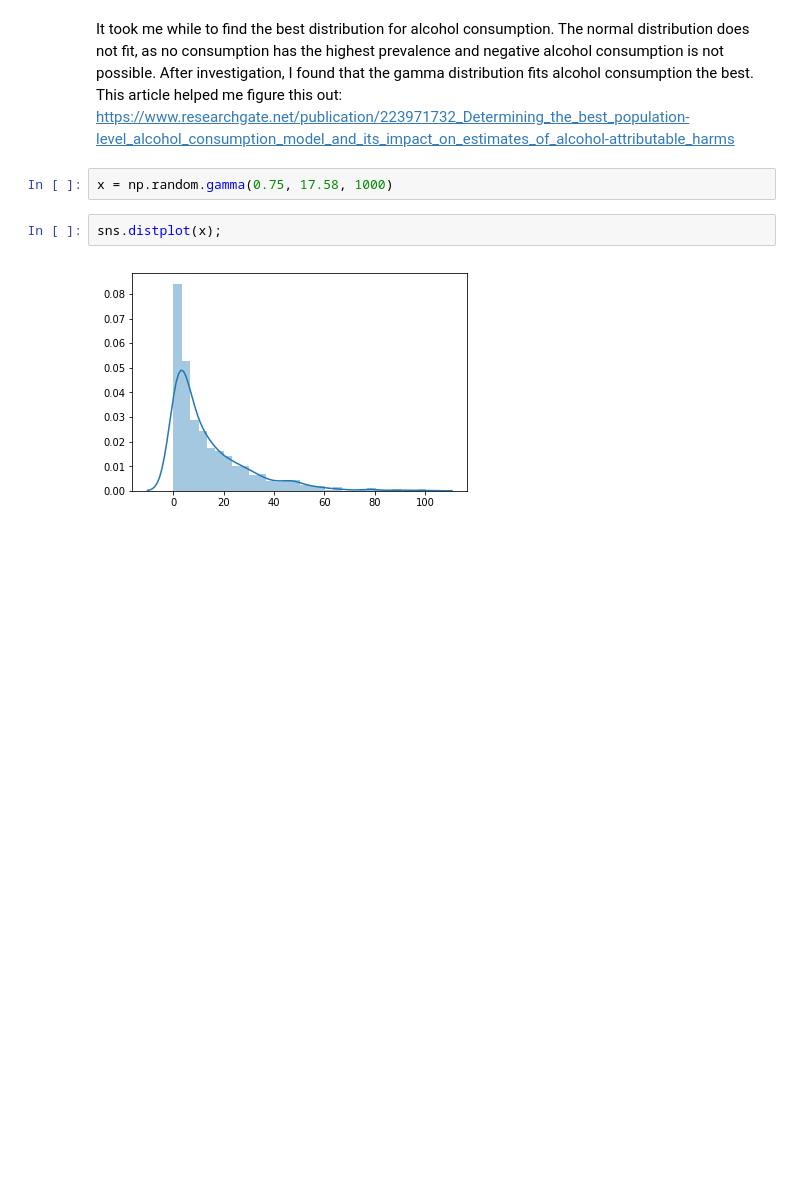
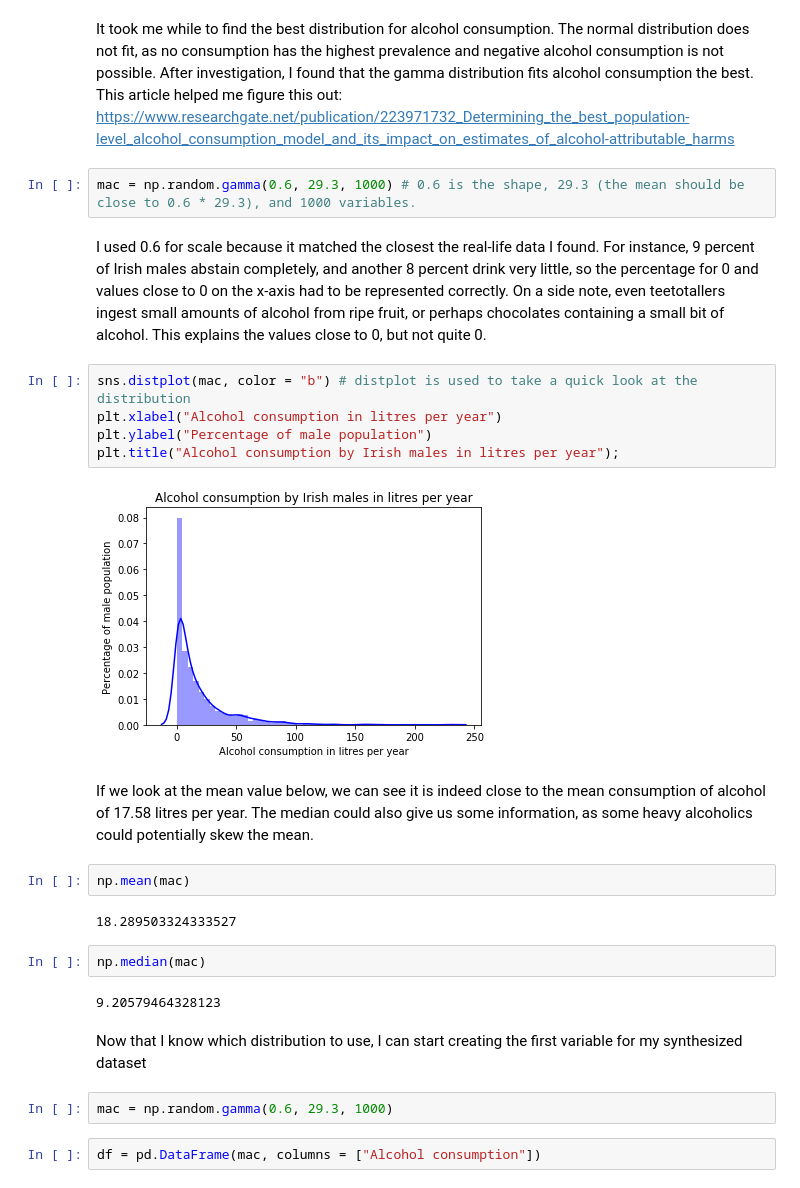
Before and after one commit to Ardvb/ProjectProgrammingforDataAnalysis2019, a Jupyter notebook: Project2019.ipynb, the cells around one changed output. Cells and saved outputs as stored; diff of their text form; blank space fills up the shorter version.

```diff
--- a/Project2019.ipynb
+++ b/Project2019.ipynb
@@ -21,9 +23,31 @@ Men, on average, drink twice as much alcohol as women https://vinepair.com/wine-
 So the mean consumption of males in Ireland is 17.58 litre of pure alcohol per year.
 # %% [markdown]
 It took me while to find the best distribution for alcohol consumption. The normal distribution does not fit, as no consumption has the highest prevalence and negative alcohol consumption is not possible. After investigation, I found that the gamma distribution fits alcohol consumption the best. This article helped me figure this out: https://www.researchgate.net/publication/223971732_Determining_the_best_population-level_alcohol_consumption_model_and_its_impact_on_estimates_of_alcohol-attributable_harms
+# %%
+mac = np.random.gamma(0.6, 29.3, 1000) # 0.6 is the shape, 29.3 (the mean should be close to 0.6 * 29.3), and 1000 variables.
+# %% [markdown]
+I used 0.6 for scale because it matched the closest the real-life data I found. For instance, 9 percent of Irish males abstain completely, and another 8 percent drink very little, so the percentage for 0 and values close to 0 on the x-axis had to be represented correctly. On a side note, even teetotallers ingest small amounts of alcohol from ripe fruit, or perhaps chocolates containing a small bit of alcohol. This explains the values close to 0, but not quite 0.
+# %%
+sns.distplot(mac, color = "b") # distplot is used to take a quick look at the distribution
+plt.xlabel("Alcohol consumption in litres per year")
+plt.ylabel("Percentage of male population")
+plt.title("Alcohol consumption by Irish males in litres per year");
+# %% [output]
+[figure, added]
+# %% [markdown]
+If we look at the mean value below, we can see it is indeed close to the mean consumption of alcohol of 17.58 litres per year.
+The median could also give us some information, as some heavy alcoholics could potentially skew the mean.
+# %%
+np.mean(mac)
+# %% [output]
+18.289503324333527
+# %%
+np.median(mac)
+# %% [output]
+9.20579464328123
+# %% [markdown]
+Now that I know which distribution to use, I can start creating the first variable for my synthesized dataset
 # %%
-x = np.random.gamma(0.75, 17.58, 1000)
+mac = np.random.gamma(0.6, 29.3, 1000)
-# %%
-sns.distplot(x);
-# %% [output]
-[figure, removed]
+# %%
+df = pd.DataFrame(mac, columns = ["Alcohol consumption"])
```
Also changed, not shown: parts of 12 cells of this notebook.
